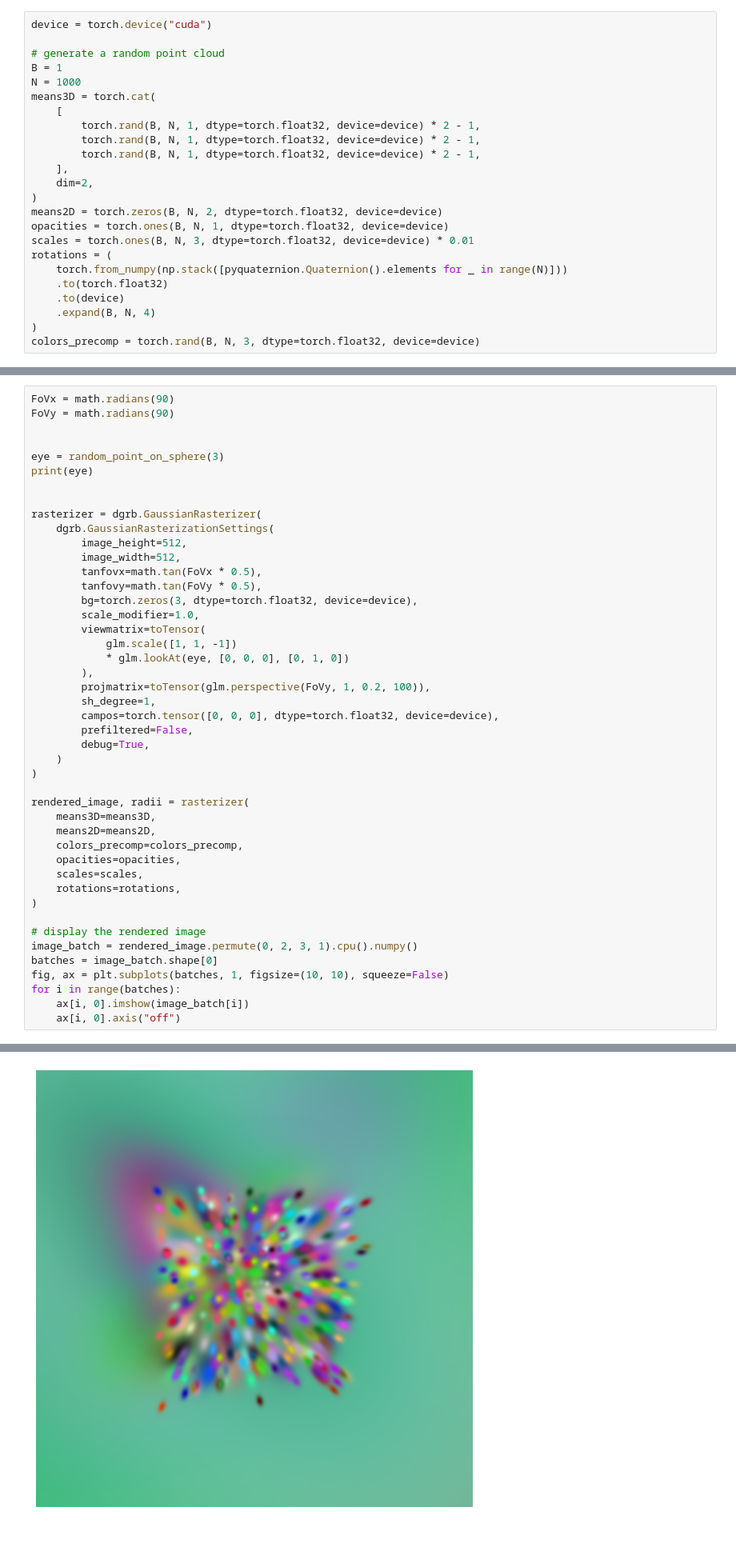
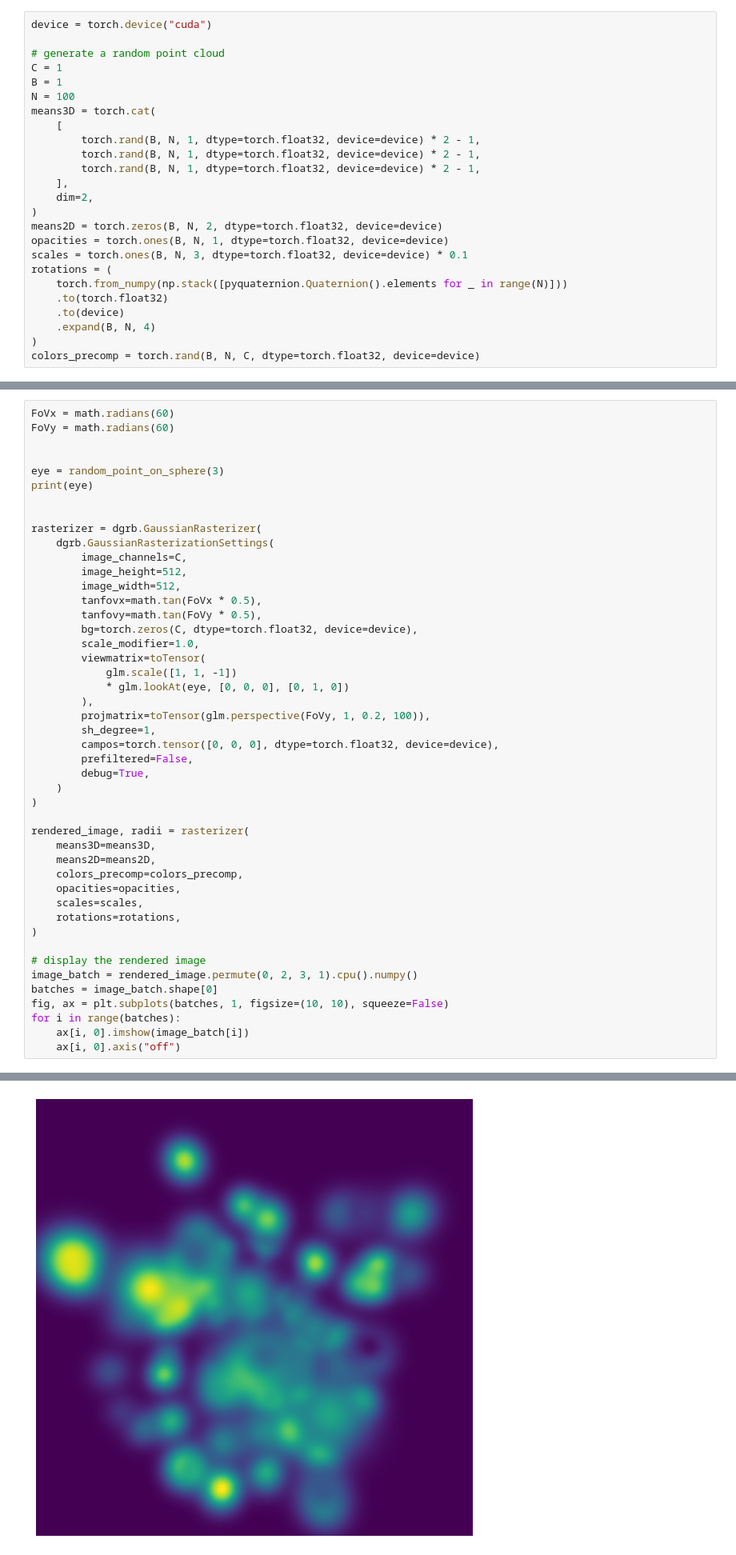
Before and after one commit to pimpale/foo, a Jupyter notebook: python/gaussiansplattingconvolution/gsplat_test_batched.ipynb, the cells around one changed output, grey strips where cells are left out. Shown at 80% size. Saved outputs shown, nothing was run; the diff lists cells and outputs as text.

```diff
--- a/python/gaussiansplattingconvolution/gsplat_test_batched.ipynb
+++ b/python/gaussiansplattingconvolution/gsplat_test_batched.ipynb
@@ -11,8 +11,9 @@ import diff_gaussian_rasterization_batched as dgrb
 device = torch.device("cuda")
 
 # generate a random point cloud
+C = 1
 B = 1
-N = 1000
+N = 100
 means3D = torch.cat(
     [
         torch.rand(B, N, 1, dtype=torch.float32, device=device) * 2 - 1,
@@ -23,14 +24,14 @@ means3D = torch.cat(
 )
 means2D = torch.zeros(B, N, 2, dtype=torch.float32, device=device)
 opacities = torch.ones(B, N, 1, dtype=torch.float32, device=device)
-scales = torch.ones(B, N, 3, dtype=torch.float32, device=device) * 0.01
+scales = torch.ones(B, N, 3, dtype=torch.float32, device=device) * 0.1
 rotations = (
     torch.from_numpy(np.stack([pyquaternion.Quaternion().elements for _ in range(N)]))
     .to(torch.float32)
     .to(device)
     .expand(B, N, 4)
 )
-colors_precomp = torch.rand(B, N, 3, dtype=torch.float32, device=device)
+colors_precomp = torch.rand(B, N, C, dtype=torch.float32, device=device)
 # %%
 def toTensor(m: glm.mat4) -> torch.Tensor:
     return torch.tensor(m.to_list(), dtype=torch.float32, device=device)
@@ -44,8 +45,8 @@ def random_point_on_sphere(r:float) -> list[float]:
             r * math.cos(theta),
     ]
 # %%
-FoVx = math.radians(90)
-FoVy = math.radians(90)
+FoVx = math.radians(60)
+FoVy = math.radians(60)
 
 
 eye = random_point_on_sphere(3)
@@ -54,11 +55,12 @@ print(eye)
 
 rasterizer = dgrb.GaussianRasterizer(
     dgrb.GaussianRasterizationSettings(
+        image_channels=C,
         image_height=512,
         image_width=512,
         tanfovx=math.tan(FoVx * 0.5),
         tanfovy=math.tan(FoVy * 0.5),
-        bg=torch.zeros(3, dtype=torch.float32, device=device),
+        bg=torch.zeros(C, dtype=torch.float32, device=device),
         scale_modifier=1.0,
         viewmatrix=toTensor(
             glm.scale([1, 1, -1])
@@ -93,4 +95,4 @@ for i in range(batches):
-[figure, old version]
+[figure, new version]
 # %%
 means3D_homog = torch.cat([means3D, torch.ones(B, N, 1, dtype=torch.float32, device=device)], dim=2).squeeze(0)
 
```
Also changed, not shown: parts of 2 cells of this notebook, 1 other file.
